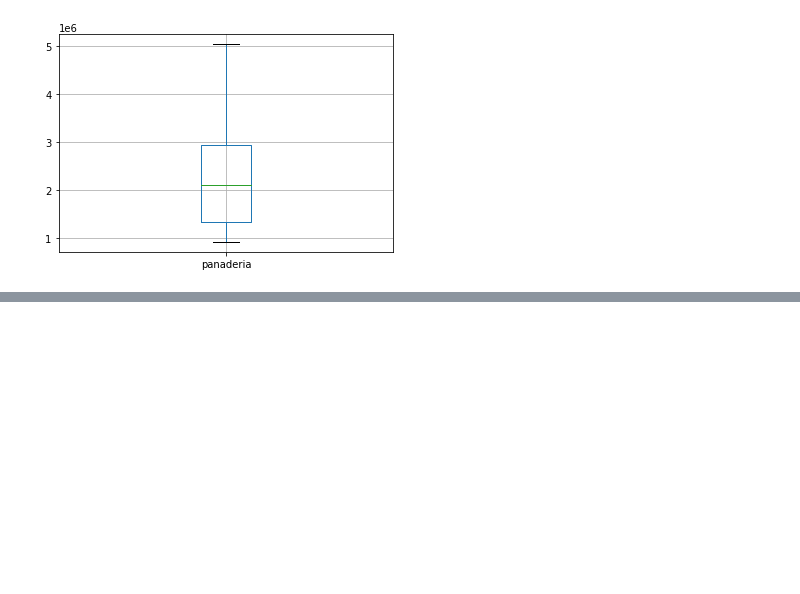
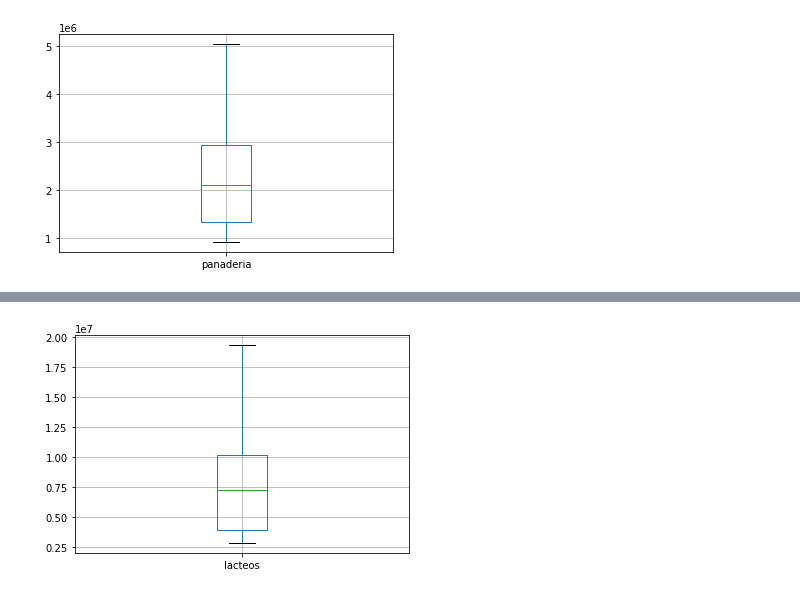
Before and after one commit to rodrigoruizteodoro/Actividad_3, a Jupyter notebook: Actividad 3.ipynb, the cells around one changed output, grey strips where cells are left out. Drawn from its saved outputs; the diff is of its cells as text; code cells hidden in the pictures; blank space fills up the shorter version.

Commit message:
Outlier Lacteos

```diff
--- a/Actividad 3.ipynb
+++ b/Actividad 3.ipynb
@@ -333,3 +333,17 @@ data_clean_panaderia= data2[(y<=Limite_Superior_iqr)&(y>=Limite_Inferior_iqr)]
 boxplot = data_clean_panaderia.boxplot(column=['panaderia'])
 # %% [output]
 [figure]
+# %%
+y=data2["lacteos"]
+
+percentile25=y.quantile(0.25) #Q1
+percentile75=y.quantile(0.75) #Q3
+iqr= percentile75 - percentile25
+
+Limite_Superior_iqr= percentile75 + 1.5*iqr
+Limite_Inferior_iqr= percentile25 - 1.5*iqr
+print("Limite superior permitido", Limite_Superior_iqr)
+print("Limite inferior permitido", Limite_Inferior_iqr)
+
+outliers_lacteos= data2[(y>Limite_Superior_iqr)|(y<Limite_Inferior_iqr)]
+outliers_lacteos
@@ -335,0 +356,6 @@ boxplot = data_clean_panaderia.boxplot(column=['panaderia'])
+# %%
+#LacteosLimpios
+data_clean_lacteos= data2[(y<=Limite_Superior_iqr)&(y>=Limite_Inferior_iqr)]
+boxplot = data_clean_lacteos.boxplot(column=['lacteos'])
+# %% [output]
+[figure, added]
```
Also changed, not shown: parts of 2 cells of this notebook.
